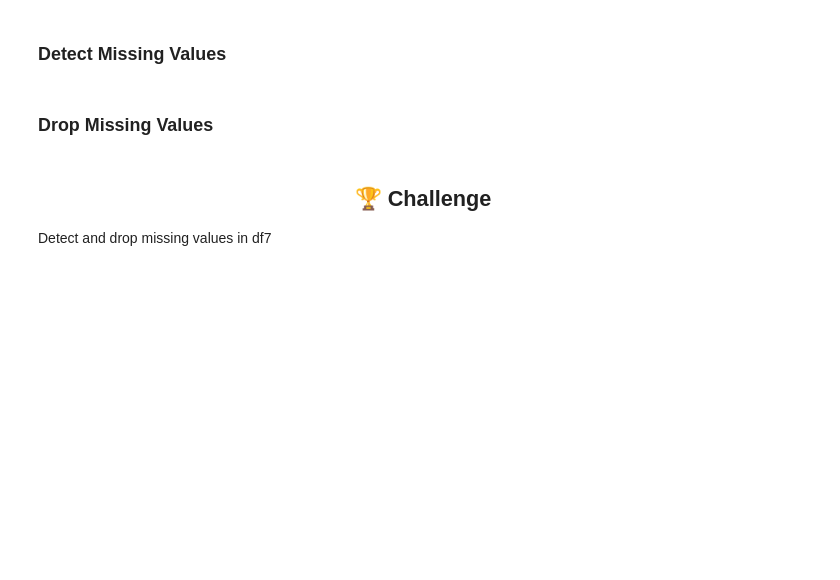
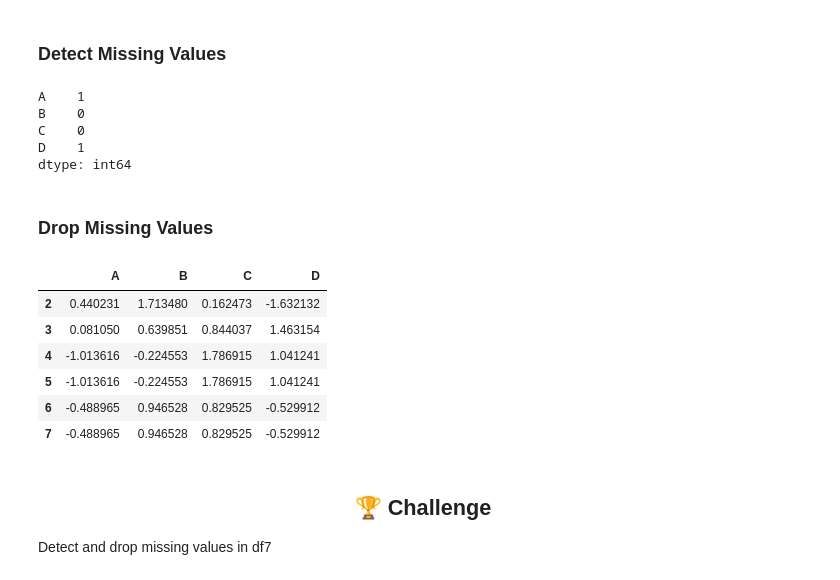
Before and after one commit to carlosaruy/pandasBeginner, a Jupyter notebook: workbook.ipynb, the cells around one changed output. Cells and saved outputs as stored; diff of their text form; code cells hidden in the pictures; blank space fills up the shorter version.

```diff
--- a/workbook.ipynb
+++ b/workbook.ipynb
@@ -293,8 +413,26 @@ Detect and drop duplicates in df7
 ## <center>Handling Missing Values
 # %% [markdown]
 ### Detect Missing Values
+# %%
+print(df6.isnull().sum())
+# %% [output]
+A    1
+B    0
+C    0
+D    1
+dtype: int64
 # %% [markdown]
 ### Drop Missing Values
+# %%
+df6.dropna()
+# %% [output]
+|  | A | B | C | D |
+| 2 | 0.440231 | 1.713480 | 0.162473 | -1.632132 |
+| 3 | 0.081050 | 0.639851 | 0.844037 | 1.463154 |
+| 4 | -1.013616 | -0.224553 | 1.786915 | 1.041241 |
+| 5 | -1.013616 | -0.224553 | 1.786915 | 1.041241 |
+| 6 | -0.488965 | 0.946528 | 0.829525 | -0.529912 |
+| 7 | -0.488965 | 0.946528 | 0.829525 | -0.529912 |
 # %% [markdown]
 ## <center>🏆 Challenge
 
```
Also changed, not shown: parts of 18 cells of this notebook.
